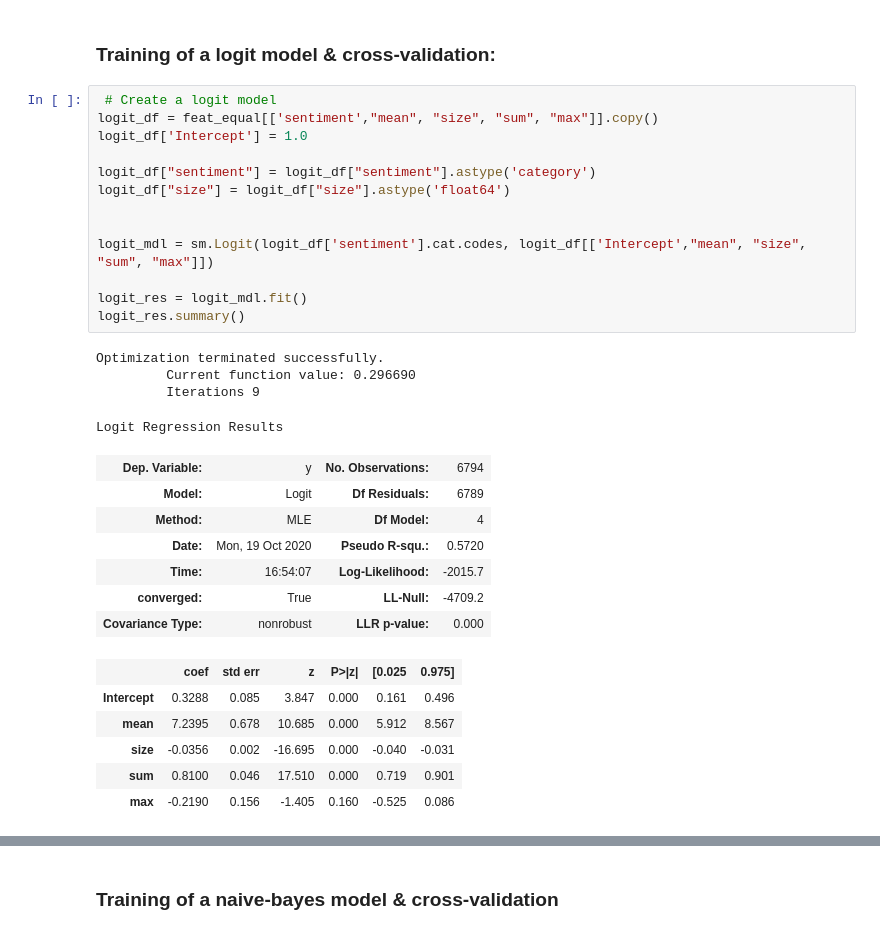
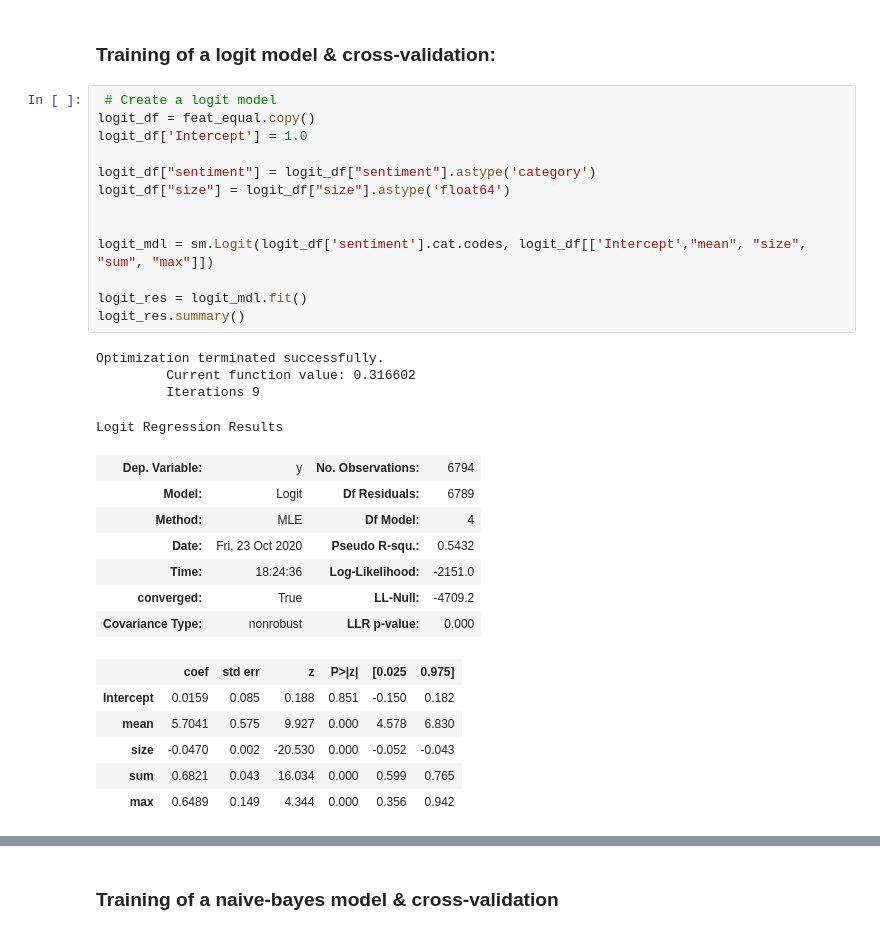
Before and after one commit to mnavarretem/ds4a_project, a Jupyter notebook: Semantic analysis.ipynb, the cells around one changed output, grey strips where cells are left out. Cells and saved outputs as stored; diff of their text form.

Commit message:
update sentiment analysis

```diff
--- a/Semantic analysis.ipynb
+++ b/Semantic analysis.ipynb
@@ -699,35 +716,35 @@ for ax in g.axes.flat:
 ### Training of a logit model & cross-validation:
 # %%
  # Create a logit model
-logit_df = feat_equal[['sentiment',"mean", "size", "sum", "max"]].copy()
+logit_df = feat_equal.copy()
 logit_df['Intercept'] = 1.0
 
 logit_df["sentiment"] = logit_df["sentiment"].astype('category')
 logit_df["size"] = logit_df["size"].astype('float64')
 
 
 logit_mdl = sm.Logit(logit_df['sentiment'].cat.codes, logit_df[['Intercept',"mean", "size", "sum", "max"]])
 
 logit_res = logit_mdl.fit()
 logit_res.summary()
 # %% [output]
 Optimization terminated successfully.
-         Current function value: 0.296690
+         Current function value: 0.316602
          Iterations 9
 Logit Regression Results
 | Dep. Variable: | y | No. Observations: | 6794 |
 | Model: | Logit | Df Residuals: | 6789 |
 | Method: | MLE | Df Model: | 4 |
-| Date: | Mon, 19 Oct 2020 | Pseudo R-squ.: | 0.5720 |
-| Time: | 16:54:07 | Log-Likelihood: | -2015.7 |
+| Date: | Fri, 23 Oct 2020 | Pseudo R-squ.: | 0.5432 |
+| Time: | 18:24:36 | Log-Likelihood: | -2151.0 |
 | converged: | True | LL-Null: | -4709.2 |
 | Covariance Type: | nonrobust | LLR p-value: | 0.000 |
 |  | coef | std err | z | P>|z| | [0.025 | 0.975] |
-| Intercept | 0.3288 | 0.085 | 3.847 | 0.000 | 0.161 | 0.496 |
-| mean | 7.2395 | 0.678 | 10.685 | 0.000 | 5.912 | 8.567 |
-| size | -0.0356 | 0.002 | -16.695 | 0.000 | -0.040 | -0.031 |
-| sum | 0.8100 | 0.046 | 17.510 | 0.000 | 0.719 | 0.901 |
-| max | -0.2190 | 0.156 | -1.405 | 0.160 | -0.525 | 0.086 |
+| Intercept | 0.0159 | 0.085 | 0.188 | 0.851 | -0.150 | 0.182 |
+| mean | 5.7041 | 0.575 | 9.927 | 0.000 | 4.578 | 6.830 |
+| size | -0.0470 | 0.002 | -20.530 | 0.000 | -0.052 | -0.043 |
+| sum | 0.6821 | 0.043 | 16.034 | 0.000 | 0.599 | 0.765 |
+| max | 0.6489 | 0.149 | 4.344 | 0.000 | 0.356 | 0.942 |
 # %%
 # plot the cross-validated logit ROC
 
```
Also changed, not shown: parts of 41 cells of this notebook, 1 other file.
